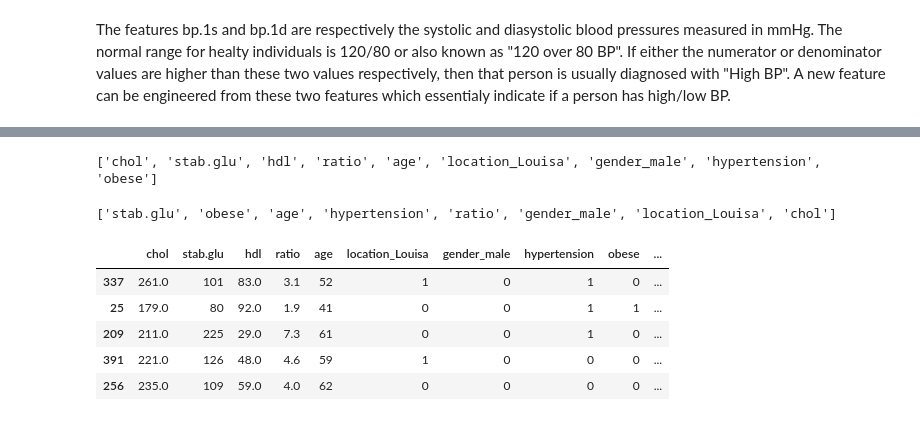
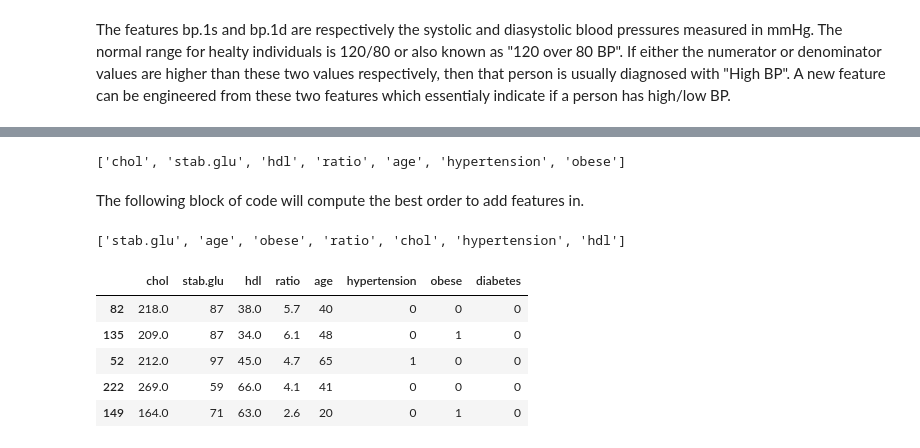
Before and after one commit to upmenyu/Projects, a Jupyter notebook: Predicting_Diabetes.ipynb, the cells around one changed output, grey strips where cells are left out. Drawn from its saved outputs; the diff is of its cells as text; code cells hidden in the pictures.

```diff
--- a/Predicting_Diabetes.ipynb
+++ b/Predicting_Diabetes.ipynb
@@ -193,6 +213,6 @@ memory usage: 33.8 KB
 # %%
 cat = ['location','gender']
-df = pd.get_dummies(df,columns=cat, drop_first=True) # One Hot Encoding for categorical features
+df = pd.get_dummies(df,columns=cat) # One Hot Encoding for categorical features
 # %%
 # We need to change the glyhb feature from continuous to binary, and categorical
 def is_diabetes(x):
@@ -377,0 +403,4 @@ df[['bp.1s','bp.1d','age','glyhb']].describe()
+# %%
+# The location and gender features will be dropped
+
+df.drop(['location_Buckingham','location_Louisa', 'gender_female', 'gender_male'], axis = 1, inplace=True)
@@ -574,16 +526,18 @@ def next_best(current_variables,candidate_variables, target, basetable):
             best_variable = v
     return best_variable
 # %%
+# Define the initial data to pass into the next_best function
 target = ['diabetes']
 candidate_variables = list(X.columns.values)
 
-#candidate_variables.remove('stab.glu')
 print(candidate_variables)
 # %% [output]
-['chol', 'stab.glu', 'hdl', 'ratio', 'age', 'location_Louisa', 'gender_male', 'hypertension', 'obese']
+['chol', 'stab.glu', 'hdl', 'ratio', 'age', 'hypertension', 'obese']
+# %% [markdown]
+The following block of code will compute the best order to add features in.
 # %%
 current_variables = []
-max_number_variables = 8
+max_number_variables = 7
 number_iterations = min(max_number_variables, len(candidate_variables))
 for i in range(0,number_iterations):
     next_variable = next_best(current_variables,candidate_variables,target,df)
@@ -591,5 +545,5 @@ for i in range(0,number_iterations):
     candidate_variables.remove(next_variable)
 print(current_variables)
 # %% [output]
-['stab.glu', 'obese', 'age', 'hypertension', 'ratio', 'gender_male', 'location_Louisa', 'chol']
+['stab.glu', 'age', 'obese', 'ratio', 'chol', 'hypertension', 'hdl']
 # %%
@@ -610,19 +565,19 @@ def auc_train_test(feature,target,train,test):
 
     return(auc_train, auc_test)
 # %%
-# Carry out 60-40 partititioning with stratification
-X_train, X_test, Y_train, Y_test = train_test_split(X,y,test_size= 0.5, random_state= 123)
+# Carry out partititioning with stratification on 60-40 split
+X_train, X_test, Y_train, Y_test = train_test_split(X,y,stratify = y,test_size= 0.40, random_state= 123)
 
 train = pd.concat([X_train, Y_train], axis=1)
 test = pd.concat([X_test, Y_test], axis=1)
 train.head()
 # %% [output]
-|  | chol | stab.glu | hdl | ratio | age | location_Louisa | gender_male | hypertension | obese | ... |
-| 337 | 261.0 | 101 | 83.0 | 3.1 | 52 | 1 | 0 | 1 | 0 | ... |
-| 25 | 179.0 | 80 | 92.0 | 1.9 | 41 | 0 | 0 | 1 | 1 | ... |
-| 209 | 211.0 | 225 | 29.0 | 7.3 | 61 | 0 | 0 | 1 | 0 | ... |
-| 391 | 221.0 | 126 | 48.0 | 4.6 | 59 | 1 | 0 | 0 | 0 | ... |
-| 256 | 235.0 | 109 | 59.0 | 4.0 | 62 | 0 | 0 | 0 | 0 | ... |
+|  | chol | stab.glu | hdl | ratio | age | hypertension | obese | diabetes |
+| 82 | 218.0 | 87 | 38.0 | 5.7 | 40 | 0 | 0 | 0 |
+| 135 | 209.0 | 87 | 34.0 | 6.1 | 48 | 0 | 1 | 0 |
+| 52 | 212.0 | 97 | 45.0 | 4.7 | 65 | 1 | 0 | 0 |
+| 222 | 269.0 | 59 | 66.0 | 4.1 | 41 | 0 | 0 | 0 |
+| 149 | 164.0 | 71 | 63.0 | 2.6 | 20 | 0 | 1 | 0 |
 # %%
 print(current_variables)
 # %% [output]
```
Also changed, not shown: parts of 92 cells of this notebook.
